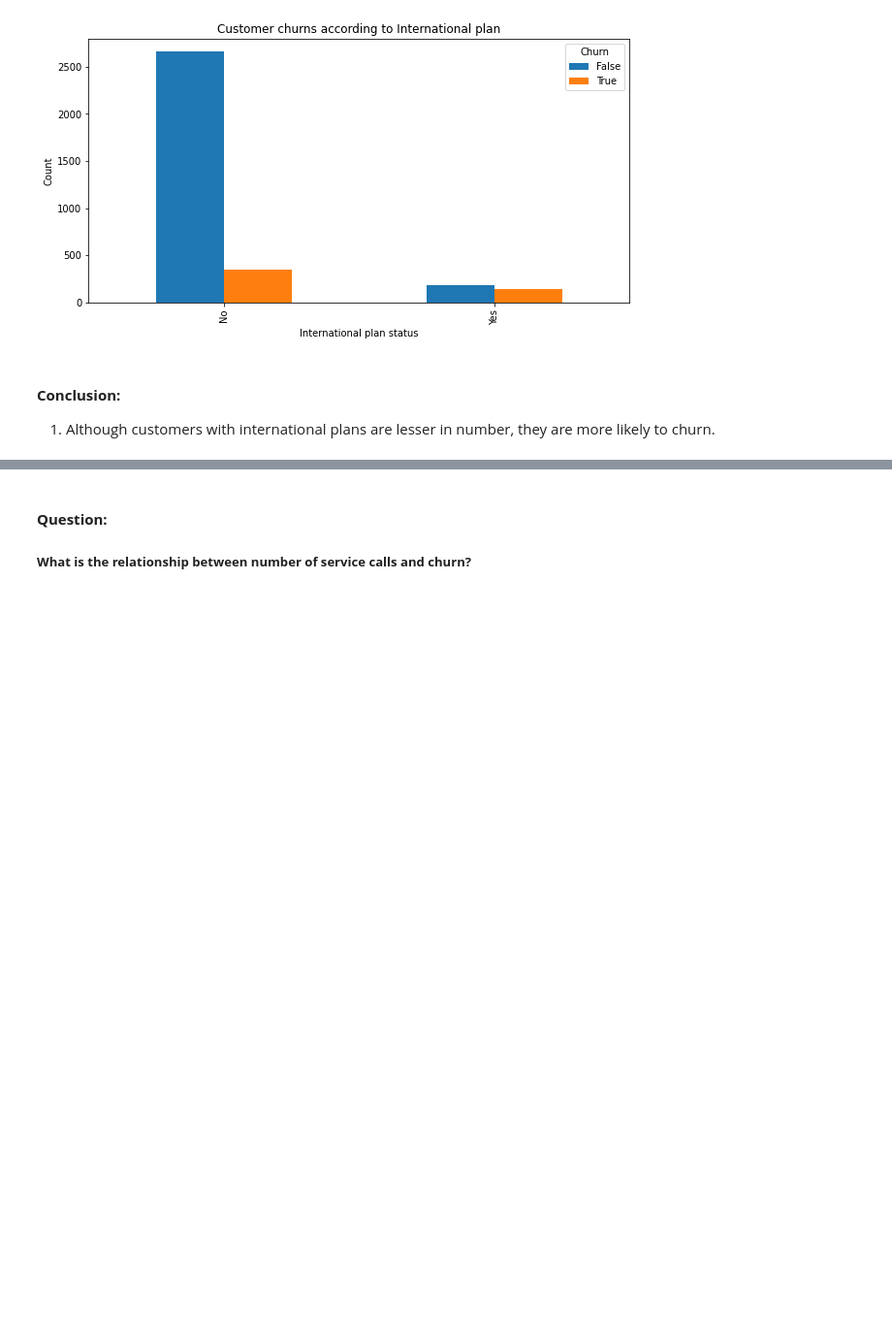
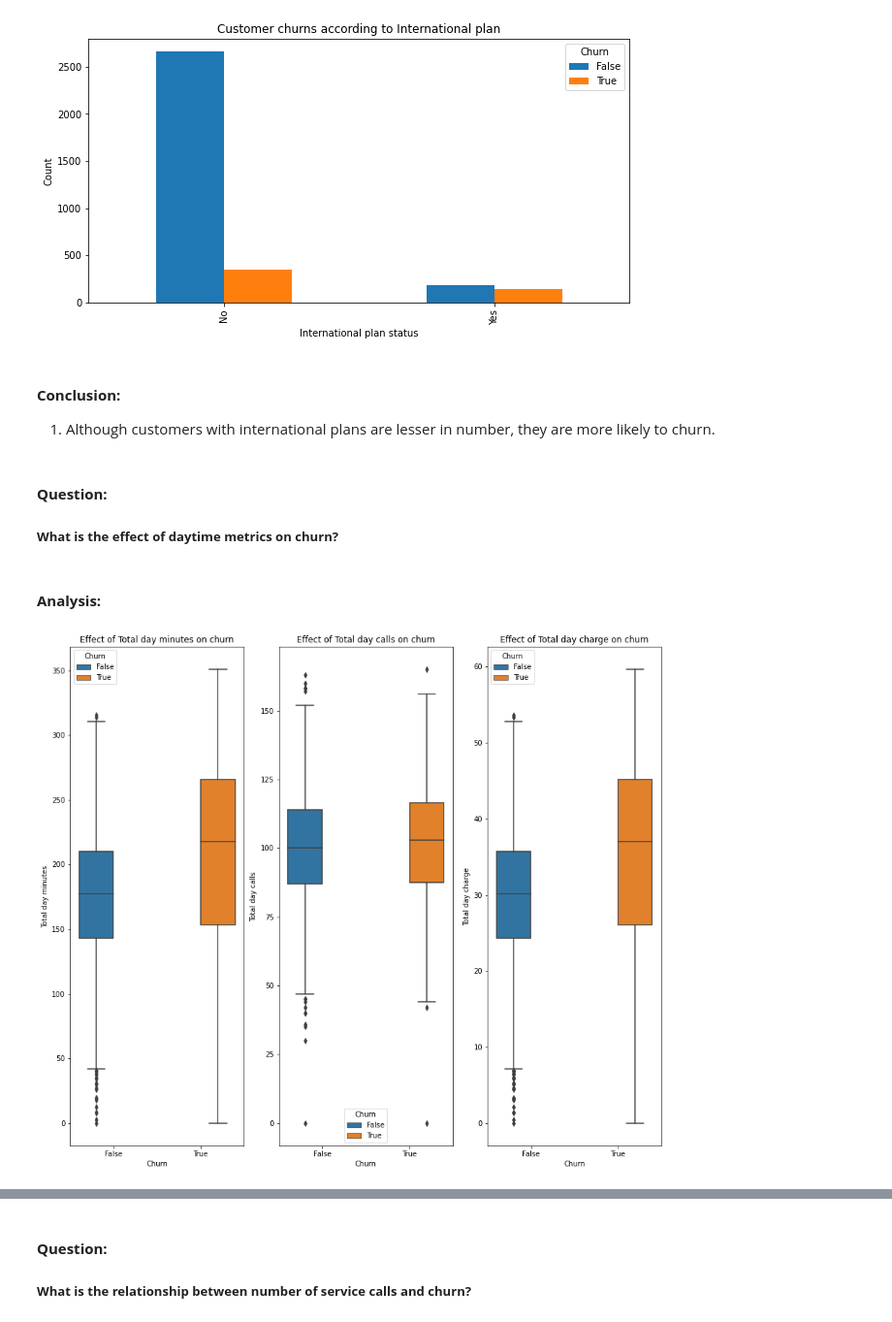
Before and after one commit to Subhajit53/Teleom-Churn-Analysis, a Jupyter notebook: Telecom_Churn_Analysis_Capstone_Project.ipynb, the cells around one changed output, grey strips where cells are left out. Shown at 97% size. Cells and saved outputs as stored; diff of their text form; code cells hidden in the pictures; blank space fills up the shorter version.

```diff
--- a/Telecom_Churn_Analysis_Capstone_Project.ipynb
+++ b/Telecom_Churn_Analysis_Capstone_Project.ipynb
@@ -481,3 +468,30 @@ Text(0, 0.5, 'Count')
 # %% [markdown]
 #### <b> Conclusion: </b>
 1. Although customers with international plans are lesser in number, they are more likely to churn.
+# %% [markdown]
+#### <b> Question:
+##### <b> What is the effect of daytime metrics on churn?
+# %% [markdown]
+#### <b> Analysis:
+# %%
+
+plt.figure(figsize = (15,13))
+
+plt.subplot(1,3,1)
+sns.boxplot(data = telecom_df, x = 'Churn', y = 'Total day minutes', hue = 'Churn')
+plt.ylabel("Total day minutes")
+plt.title('Effect of Total day minutes on churn')
+
+plt.subplot(1,3,2)
+sns.boxplot(data = telecom_df, x = 'Churn', y = 'Total day calls', hue = 'Churn')
+plt.ylabel("Total day calls")
+plt.title('Effect of Total day calls on churn')
+
+plt.subplot(1,3,3)
+sns.boxplot(data = telecom_df, x = 'Churn', y = 'Total day charge', hue = 'Churn')
+plt.ylabel("Total day charge")
+plt.title('Effect of Total day charge on churn')
+
+plt.show()
+# %% [output]
+[figure, added]
```
Also changed, not shown: parts of 19 cells of this notebook.
